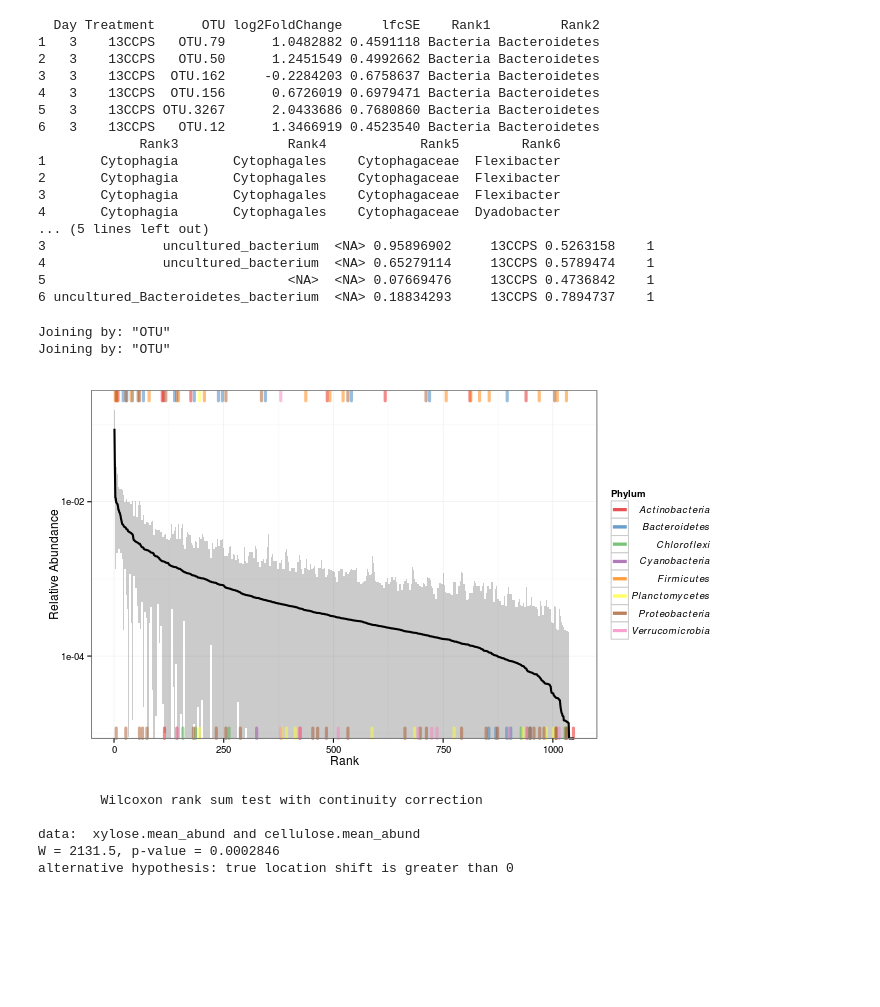
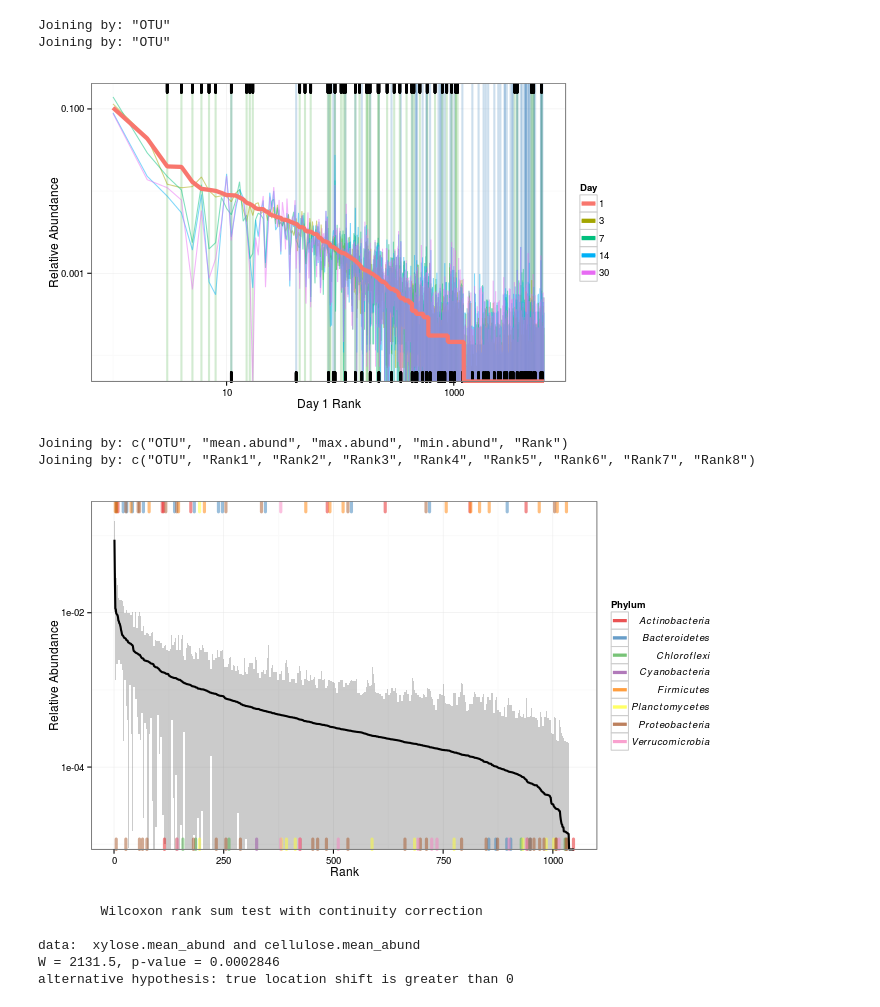
Before and after one commit to chuckpr/CSIP_succession_data_analysis, a Jupyter notebook: figures_and_stats/responder_info.ipynb, the cells around one changed output. Cells and saved outputs as stored; diff of their text form; code cells hidden in the pictures; blank space fills up the shorter version.

```diff
--- a/figures_and_stats/responder_info.ipynb
+++ b/figures_and_stats/responder_info.ipynb
@@ -77,24 +89,5 @@ p
 # %%
 %%R
-df_all = read.table("../data/l2fc_table.csv",
+df.l2fc = read.table("../data/l2fc_table.csv",
                     header = TRUE,
                     sep = ",")
-head(df_all)
-# %% [output]
-  Day Treatment      OTU log2FoldChange     lfcSE    Rank1         Rank2
-1   3    13CCPS   OTU.79      1.0482882 0.4591118 Bacteria Bacteroidetes
-2   3    13CCPS   OTU.50      1.2451549 0.4992662 Bacteria Bacteroidetes
-3   3    13CCPS  OTU.162     -0.2284203 0.6758637 Bacteria Bacteroidetes
-4   3    13CCPS  OTU.156      0.6726019 0.6979471 Bacteria Bacteroidetes
-5   3    13CCPS OTU.3267      2.0433686 0.7680860 Bacteria Bacteroidetes
-6   3    13CCPS   OTU.12      1.3466919 0.4523540 Bacteria Bacteroidetes
-             Rank3              Rank4            Rank5        Rank6
-1       Cytophagia       Cytophagales    Cytophagaceae  Flexibacter
-2       Cytophagia       Cytophagales    Cytophagaceae  Flexibacter
-3       Cytophagia       Cytophagales    Cytophagaceae  Flexibacter
-4       Cytophagia       Cytophagales    Cytophagaceae  Dyadobacter
-... (5 lines left out)
-3               uncultured_bacterium  <NA> 0.95896902     13CCPS 0.5263158    1
-4               uncultured_bacterium  <NA> 0.65279114     13CCPS 0.5789474    1
-5                               <NA>  <NA> 0.07669476     13CCPS 0.4736842    1
-6 uncultured_Bacteroidetes_bacterium  <NA> 0.18834293     13CCPS 0.7894737    1
@@ -101,3 +109,39 @@ head(df_all)
+# %%
+%%R
+FDR = 0.10
+
+d.cell = left_join(df.l2fc.rspndr %>% filter(Treatment == "13CCPS"), mdf.byday.ranked)
+d.xyl = left_join(df.l2fc.rspndr %>% filter(Treatment == "13CXPS"), mdf.byday.ranked)
+# %% [output]
+Joining by: "OTU"
+Joining by: "OTU"
+# %%
+%%R -w 600 -h 350
+p = ggplot(mdf.byday.ranked, aes(x = Rank, y = mean_day_abundance, color = factor(Day)))
+
+p = p + geom_vline(data = d.cell, aes(xintercept = Rank), color = "#377eb8", alpha = 0.25, size = 1)
+p = p + geom_vline(data = d.xyl, aes(xintercept = Rank), color = "#4daf4a", alpha = 0.25, size = 1)
+
+p = p + geom_line(alpha = 0.5)
+
+p = p + geom_rug(data = d.cell, color = "black", sides = "b", size = 1.25)
+p = p + geom_rug(data = d.xyl, color = "black", sides = "t", size = 1.25)
+
+p = p + geom_line(data = subset(mdf.byday.ranked, Day == 1), size = 2)
+
+p = p + scale_y_log10()
+
+p = p + scale_x_log10()
+
+p = p + theme_bw()
+
+p = p + labs(x = "Day 1 Rank", y = "Relative Abundance", color = "Day")
+
+p.rabund = p
+
+p.rabund
+# %% [output]
+[figure, added]
 # %%
 %%R -h 400 -w 700
 
@@ -109,23 +153,19 @@ FDR = 0.10
 tax = data.frame(tax_table(physeq.bulk))
 tax$OTU = rownames(tax)
 
-df_all$p.adj = p.adjust(df_all$p, method = "BH")
-
-OTUs.wP = unique(df_all$OTU)
+OTUs.wP = unique(df.l2fc$OTU)
 
 RA.df.wP = subset(RA.df, OTU %in% OTUs.wP)
 
 RA.df.wP.sorted = RA.df.wP[order(-RA.df.wP$mean.abund, -RA.df.wP$max.abund),]
 RA.df.wP.sorted$Rank = 1:nrow(RA.df.wP.sorted)
 
-df_all.p.summarize = ddply(df_all, .(OTU, Treatment), summarize, p.adj.min = min(padj))
-df_all.p.summarize = left_join(df_all.p.summarize, RA.df.wP.sorted)
-df_all.p.summarize = left_join(df_all.p.summarize, tax)
+df.l2fc.p.summarize = ddply(df.l2fc, .(OTU, Treatment), summarize, p.adj.min = min(padj))
+df.l2fc.p.summarize = left_join(df_all.p.summarize, RA.df.wP.sorted)
+df.l2fc.p.summarize = left_join(df_all.p.summarize, tax)
 
 #d = RA.df.wP.sorted
-d = df_all.p.summarize
-d$jitter = 1 + runif(nrow(d), min = 0.25, max = 2.5)
-
+d = df.l2fc.p.summarize
 ds = subset(d, (p.adj.min <= FDR))
 p = as.character(levels(factor(ds$Rank2)))
 quote(paste("italic(", p, ")", sep=""))
@@ -145,18 +185,19 @@ p = p + geom_line(size = 1)
 p = p + scale_color_manual(values=getPalette(9), labels = t)
 
 p = p + scale_y_log10()
+
 p = p + labs(y = "Relative Abundance", color = "Phylum")
 
 p = p + theme_bw()
 
 p = p + guides(fill = guide_legend(label.hjust = 0))
 
-p.rabund = p
+p.rabund2 = p
 
 p
 # %% [output]
-Joining by: "OTU"
-Joining by: "OTU"
+Joining by: c("OTU", "mean.abund", "max.abund", "min.abund", "Rank")
+Joining by: c("OTU", "Rank1", "Rank2", "Rank3", "Rank4", "Rank5", "Rank6", "Rank7", "Rank8")
 [figure]
 # %%
 %%R
```
Also changed, not shown: parts of 18 cells of this notebook, 1 other file.
